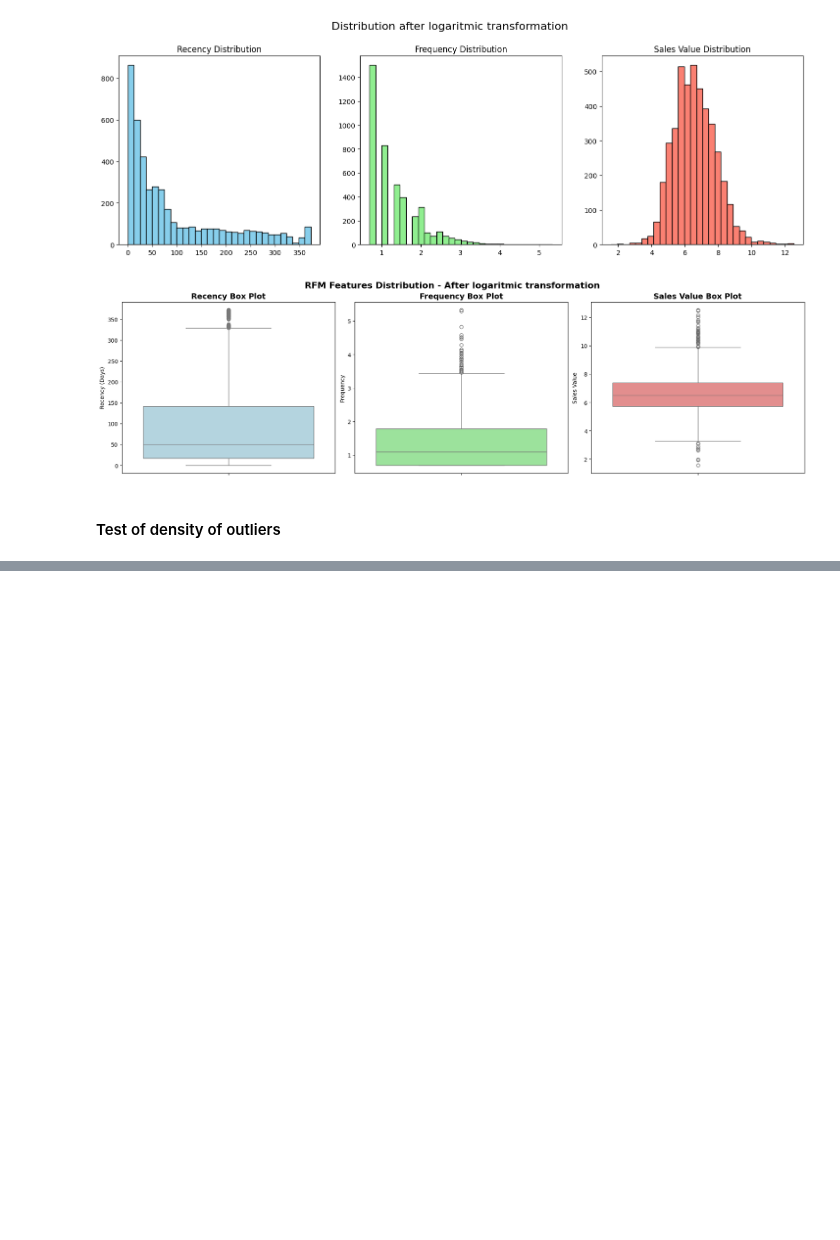
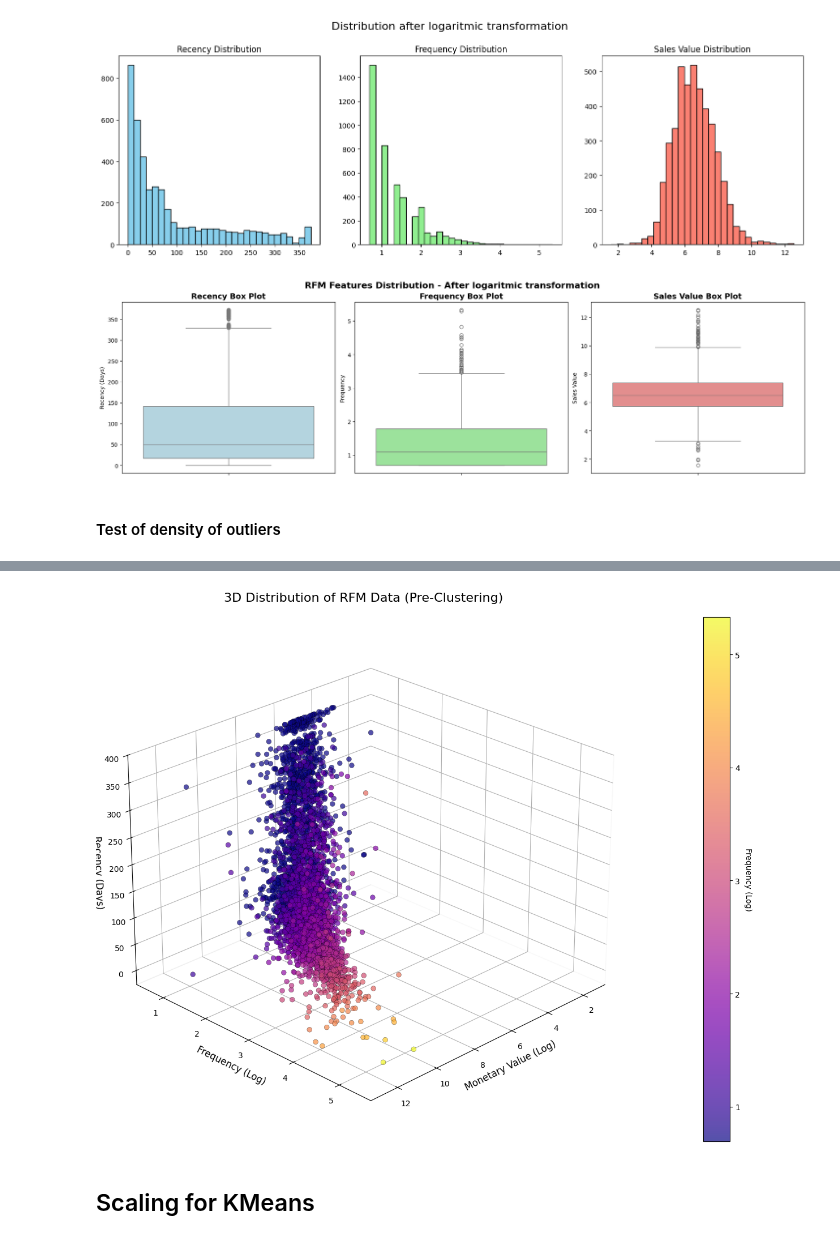
Before and after one commit to CaballeroRAR/ds_projects_collabs, a Jupyter notebook: 1-cluster_retail_uci/notebook/cluster_retail.ipynb, the cells around one changed output, grey strips where cells are left out. Drawn from its saved outputs; the diff is of its cells as text; code cells hidden in the pictures; blank space fills up the shorter version.

```diff
--- a/1-cluster_retail_uci/notebook/cluster_retail.ipynb
+++ b/1-cluster_retail_uci/notebook/cluster_retail.ipynb
@@ -795,0 +764,40 @@ plt.show()
+# %%
+fig = plt.figure(figsize=(14, 10))
+ax = fig.add_subplot(111, projection='3d')
+
+# Using a gradient based on Frequency helps visualize density/depth
+scatter = ax.scatter(
+df_test_log['sale_value_log'],
+df_test_log['frequency_log'],
+df_test_log['recency_days'],
+c=df_test_log['frequency_log'], # Color by Frequency to see depth
+cmap='plasma', # 'plasma' or 'viridis' works well for data
+s=40, # Point size
+alpha=0.7, # Transparency to see overlapping points
+edgecolors='k', # Black edges for better definition
+linewidth=0.3
+)
+
+# Shows the scale for the frequency coloring
+cbar = fig.colorbar(scatter, ax=ax, pad=0.1)
+cbar.set_label('Frequency (Log)', rotation=270, labelpad=15)
+
+ax.set_xlabel('Monetary Value (Log)', fontsize=12)
+ax.set_ylabel('Frequency (Log)', fontsize=12)
+ax.set_zlabel('Recency (Days)', fontsize=12)
+ax.set_title('3D Distribution of RFM Data (Pre-Clustering)', fontsize=16, pad=20)
+
+# Rotating the plot helps see if data is separated
+ax.view_init(elev=25, azim=45)
+
+ax.grid(True, linestyle='--', alpha=0.4)
+ax.xaxis.pane.fill = False
+ax.yaxis.pane.fill = False
+ax.zaxis.pane.fill = False
+
+plt.tight_layout()
+plt.show()
+# %% [output]
+[figure, added]
+# %% [markdown]
+## Scaling for KMeans
```
Also changed, not shown: parts of 25 cells of this notebook, 2 other files.
